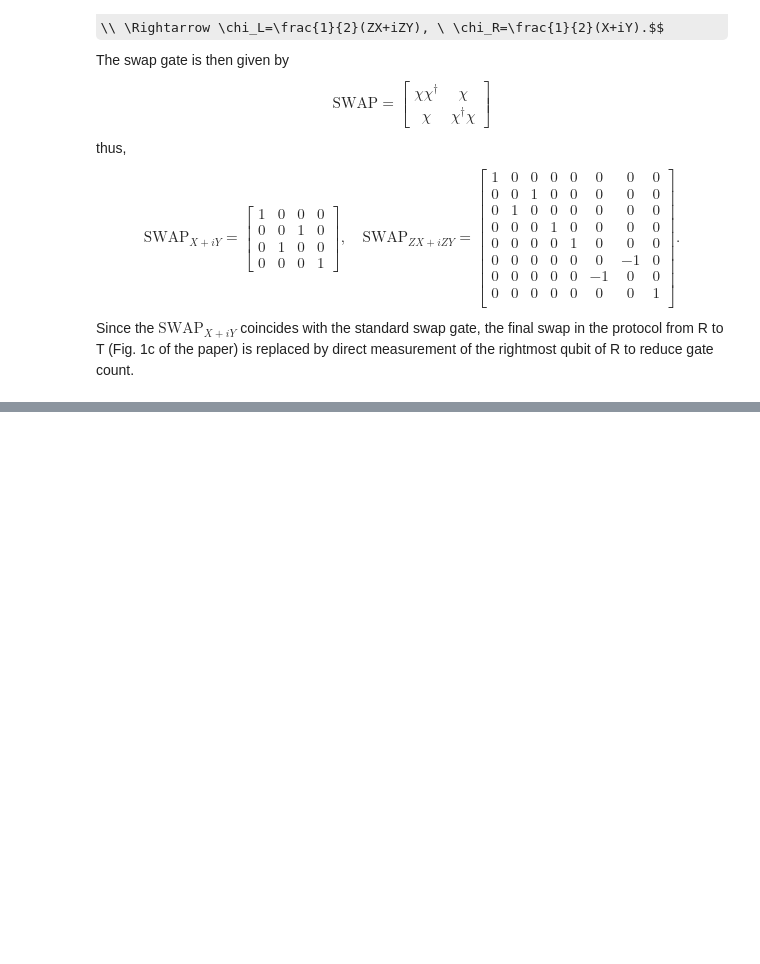
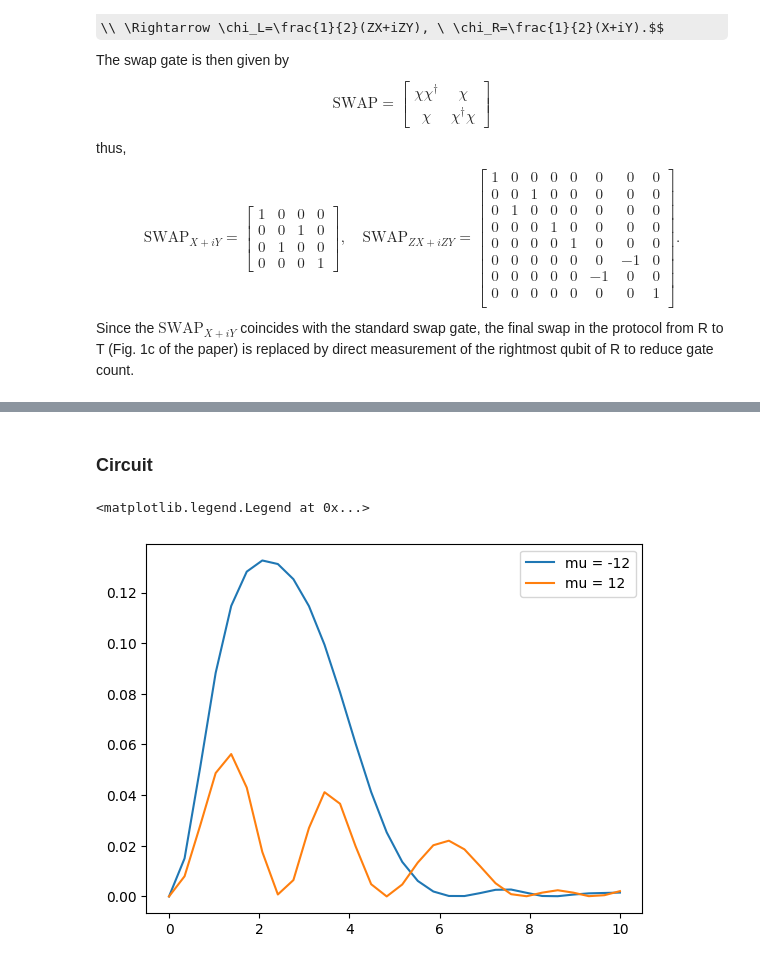
Before and after one commit to yh08037/QuantumWormhole, a Jupyter notebook: draft_dohunkim.ipynb, the cells around one changed output, grey strips where cells are left out. Cells and saved outputs as stored; diff of their text form; code cells hidden in the pictures; some formulas as TeX source; blank space fills up the shorter version.

```diff
--- a/draft_dohunkim.ipynb
+++ b/draft_dohunkim.ipynb
@@ -139,0 +324,41 @@ i_H_V = ps_iV.hamiltonian(wire_order=worm_wires)
+# %% [markdown]
+### Circuit
+# %%
+@qml.qnode(dev)
+def circuit(t0, t1, mu):
+    # TFD state preparation by VQE
+    qml.StronglyEntanglingLayers(params, wires=worm_wires)
+
+    # P & Q cup state preparation
+    qml.Hadamard(wires=msg_wires[0])
+    qml.CNOT(wires=msg_wires)
+
+    # throw input state in the past!
+    qml.exp(H_L, 1j*t0)
+    swap_zxizy(wires=[msg_wires[1], worm_wires[0], worm_wires[1]])
+    qml.exp(H_L, -1j*t0)
+
+    # coupling term, unwinding
+    coupling(mu, wires=worm_wires)
+
+    # unscrambling
+    qml.exp(H_R, -1j*t1)
+
+    return qml.density_matrix(wires=[msg_wires[0], worm_wires[0]])
+# %%
+def mutual_info(rho):
+    rho = rho / np.trace(rho)
+    info = qml.math.mutual_info(rho, [0], [1])
+    return info
+# %%
+t_list = np.linspace(0, 10, 30, requires_grad=False)
+
+mutal_info_neg = [mutual_info(circuit(t, t, -12)) for t in t_list]
+mutal_info_pos = [mutual_info(circuit(t, t, 12)) for t in t_list]
+# %%
+plt.plot(t_list, mutal_info_neg, label='mu = -12')
+plt.plot(t_list, mutal_info_pos, label='mu = 12')
+plt.legend()
+# %% [output]
+<matplotlib.legend.Legend at 0x...>
+[figure, added]
```
Also changed, not shown: parts of 35 cells of this notebook.
